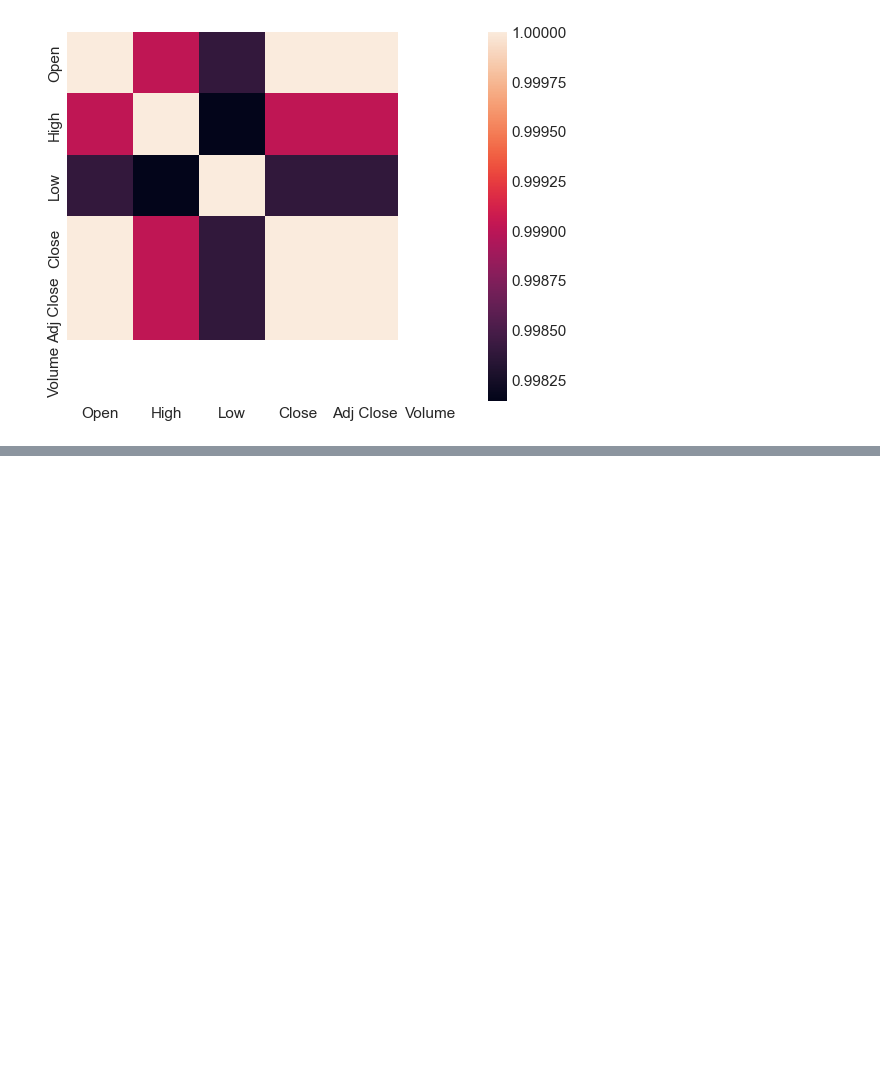
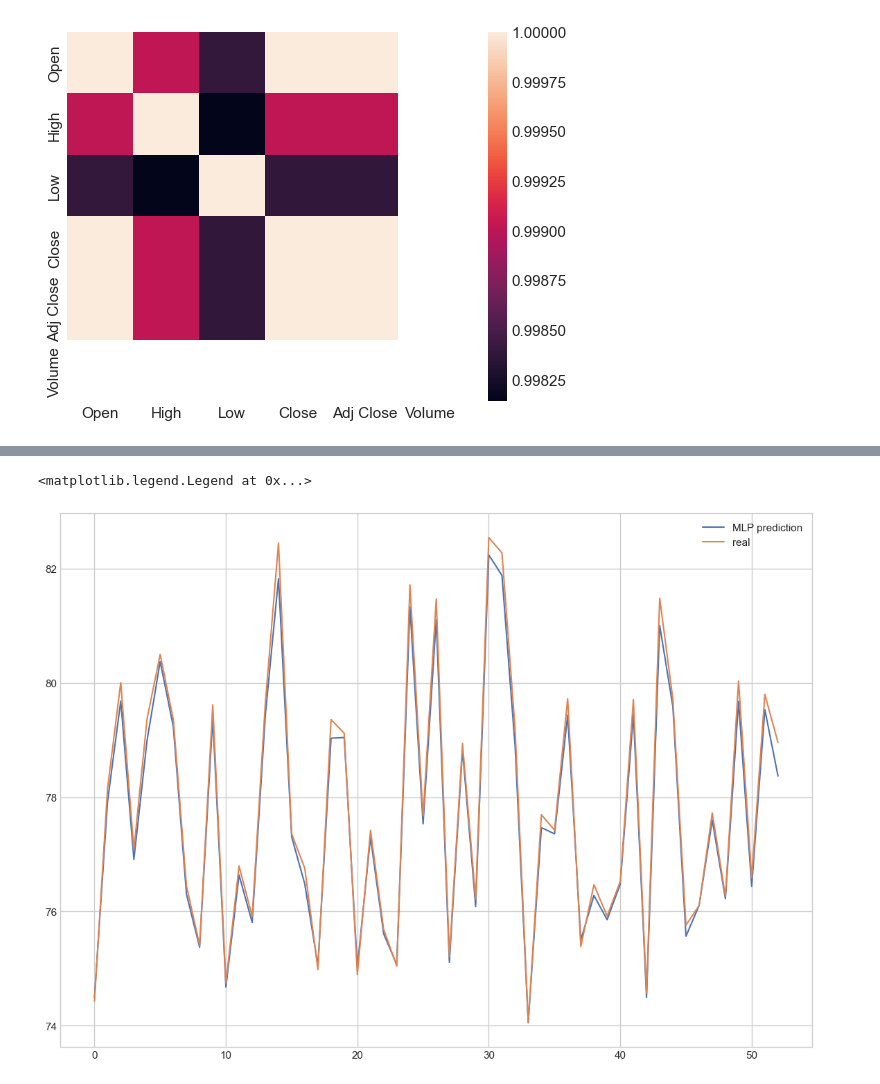
Before and after one commit to atharv14/Currency-Predictor, a Jupyter notebook: usd-inr.ipynb, the cells around one changed output, grey strips where cells are left out. Saved outputs shown, nothing was run; the diff lists cells and outputs as text; code cells hidden in the pictures; blank space fills up the shorter version.

```diff
--- a/usd-inr.ipynb
+++ b/usd-inr.ipynb
@@ -186,0 +186,15 @@ print(INR_pred_data.head())
+# %%
+from sklearn.neural_network import MLPClassifier
+from sklearn.neural_network import MLPRegressor
+from sklearn import metrics
+from sklearn.preprocessing import StandardScaler
+# scaler= StandardScaler()
+# scaled_x_train= scaler.fit_transform(xtrain)
+# scaled_x_test= scaler.transform(xtest)
+mlp = MLPRegressor(activation='relu', max_iter = 4000, alpha = 100, hidden_layer_sizes=50, random_state=3,
+                   learning_rate_init=0.001, learning_rate='adaptive')
+mlp.fit(xtrain, ytrain)
+pred3 = mlp.predict(xtest)
+INR_pred_data_MLP = pd.DataFrame(data={"Predicted Rate": pred3.flatten()})
+print(INR_pred_data_MLP)
+print("Score of the MLP Model: ",mlp.score(xtest, ytest)*100)
@@ -186,0 +219,8 @@ print(INR_pred_data.head())
+# %%
+plt.figure(figsize=(14, 10))
+plt.plot(pred3, label = "MLP prediction")
+plt.plot(ytest, label = "real")
+plt.legend()
+# %% [output]
+<matplotlib.legend.Legend at 0x...>
+[figure, added]
```
Also changed, not shown: parts of 8 cells of this notebook.
